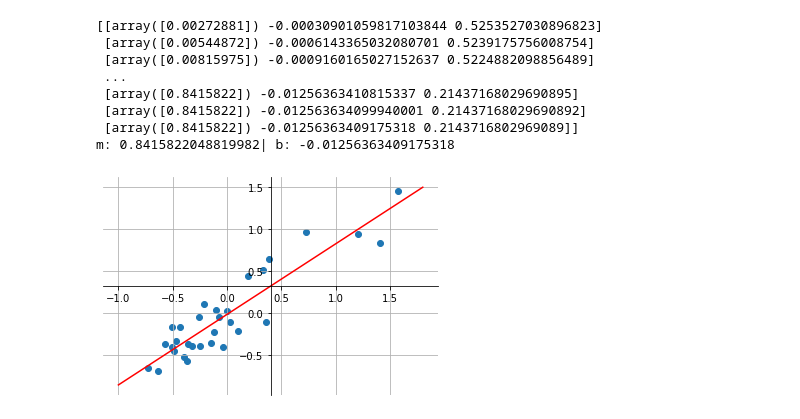
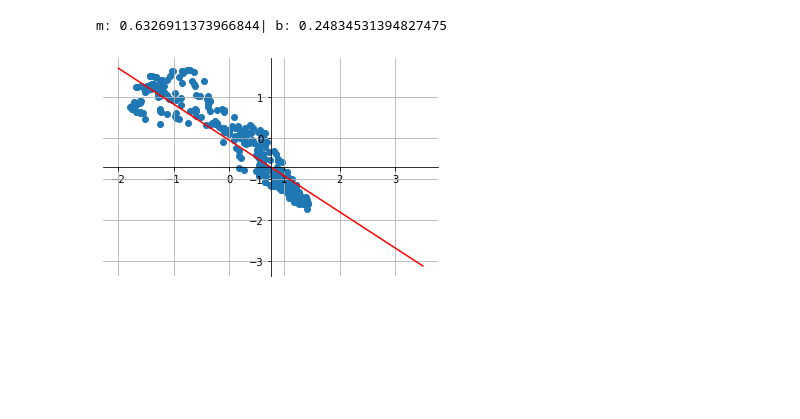
Before and after one commit to dantecarlo/Linear-Regression-with-Gradient-Descent, a Jupyter notebook: Regresión_Lineal_Gradiente_Descendiente.ipynb, the cells around one changed output. Drawn from its saved outputs; the diff is of its cells as text; code cells hidden in the pictures; blank space fills up the shorter version.

```diff
--- a/Regresión_Lineal_Gradiente_Descendiente.ipynb
+++ b/Regresión_Lineal_Gradiente_Descendiente.ipynb
@@ -17,8 +15,7 @@ def hypothesis(X, Theta, b_value):
   return h
 # %%
 # Definir la funcion de Costo
-def cost_function(h, y):
-  m = y.shape[1]
+def cost_function(h, y, m):
   J = (1 / (2 * m)) * np.sum(np.square(h-y))
   return J
 # %%
@@ -48,9 +45,7 @@ def cost_function(h, y):
 #   # print(grad)
 #   return grad
 # %%
-# Paso 5 Gradiente descendente: Obtener los valores
-def gradient_descent(X, y, Theta, b_value, m, h, learning_rate):
-  Theta = Theta - learning_rate * (1 / m) * np.sum((h - y) @ X.T)
-  b_value = b_value - learning_rate * (1 / m) * np.sum(h - y)
-
-  return Theta, b_value
+# Gradiente descendente
+def gradient_descent(X, y, Theta, m, h, learning_rate):
+  Theta = Theta - (learning_rate * (1 / m) * np.sum( np.dot(X.T,(h - y))))
+  return Theta
@@ -126,7 +117,7 @@ petrol_Y = np.array(petrol["Petrol_Consumption"])
 # %%
 # Funcion de regularizacion
 def regularization(matrx):
-  matrx = (matrx - np.mean(matrx)) / (2 * np.std(matrx))
+  matrx = (matrx - np.mean(matrx)) / (np.std(matrx))
   # matrx = (matrx - np.mean(matrx)) / (np.max(matrx) - np.min(matrx))
   return matrx
 # %%
@@ -174,12 +165,12 @@ petrol_Y_val = np.array([petrol_Y_val])
 # %%
 # Llamando a la regresion lineal
 learning_rate = 0.01
-iterations = 5000
+iterations = 1500
 print("Precio Viviendas")
-history_price = lineal_regression_model(price_X_train, price_Y_train, price_X_val, price_Y_val, learning_rate, iterations, 1)
+history_price, costs_train = lineal_regression_model(price_X_train, price_Y_train, learning_rate, iterations, 1)
 print("Temperatura Oceánica")
-history_ocean = lineal_regression_model(ocean_X_train, ocean_Y_train, ocean_X_val, ocean_Y_val, learning_rate, iterations, 1)
+history_ocean, costs_train = lineal_regression_model(ocean_X_train, ocean_Y_train, learning_rate, iterations, 1)
 print("Consumo de Petroleo")
-history_petrol = lineal_regression_model(petrol_X_train, petrol_Y_train, petrol_X_val, petrol_Y_val, learning_rate, iterations, 1)
+history_petrol, costs_train = lineal_regression_model(petrol_X_train, petrol_Y_train, learning_rate, iterations, 1)
 # %% [output]
 Precio Viviendas
@@ -191,36 +238,28 @@ Consumo de Petroleo
 # %%
-# Grafica Datos price
-print(history_price)
-m = history_price.item((-1,0)).item(0)
-b = history_price.item((-1,1))
+# Grafica Datos ocean
+m_ocean = history_ocean[-1][0].item(1)
+b_ocean = history_ocean[-1][0].item(0)
 
 print("m: " + str(m) + "| b: " + str(b))
-m_history_price = history_price[:,0]
-b_history_price = history_price[:,1]
+m_history_ocean = history_ocean[:,0]
+b_history_ocean = history_ocean[:,1]
 
 fig = plt.figure()
 ax = fig.add_subplot(1, 1, 1)
 x = np.linspace(-5,5,100).T
 ax.spines['left'].set_position('center')
 ax.spines['bottom'].set_position('center')
 ax.spines['right'].set_color('none')
 ax.spines['top'].set_color('none')
 ax.xaxis.set_ticks_position('bottom')
 ax.yaxis.set_ticks_position('left')
-plt.scatter(price_X_train, price_Y_train)
-x = np.arange(-1, 2, 0.2)
-y = m * x + b
-plt.plot(x, y, '-r')
+plt.scatter(ocean_X_train, ocean_Y_train)
+x_ocean = np.arange(-2, 4, 0.5)
+y_ocean = m_ocean * x_ocean + b_ocean
+plt.plot(x_ocean, y_ocean, '-r')
 plt.grid()
 plt.show()
 # %% [output]
-[[array([0.00272881]) -0.00030901059817103844 0.5253527030896823]
- [array([0.00544872]) -0.0006143365032080701 0.5239175756008754]
- [array([0.00815975]) -0.0009160165027152637 0.5224882098856489]
- ...
- [array([0.8415822]) -0.01256363410815337 0.21437168029690895]
- [array([0.8415822]) -0.012563634099940001 0.21437168029690892]
- [array([0.8415822]) -0.01256363409175318 0.2143716802969089]]
-m: 0.8415822048819982| b: -0.01256363409175318
+m: 0.6326911373966844| b: 0.24834531394827475
-[figure, old version]
+[figure, new version]
 # %%
```
Also changed, not shown: parts of 16 cells of this notebook.
